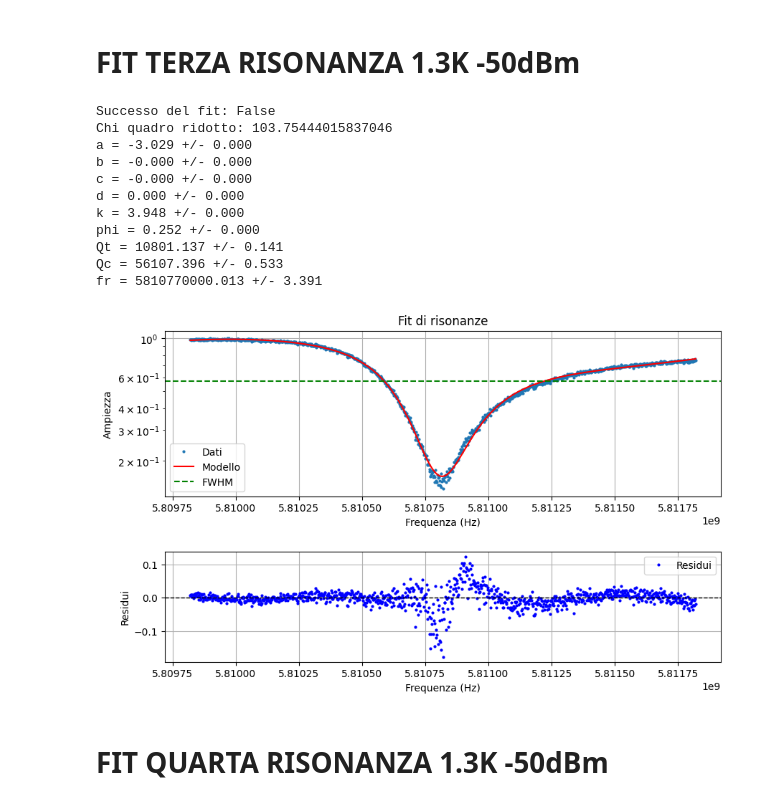
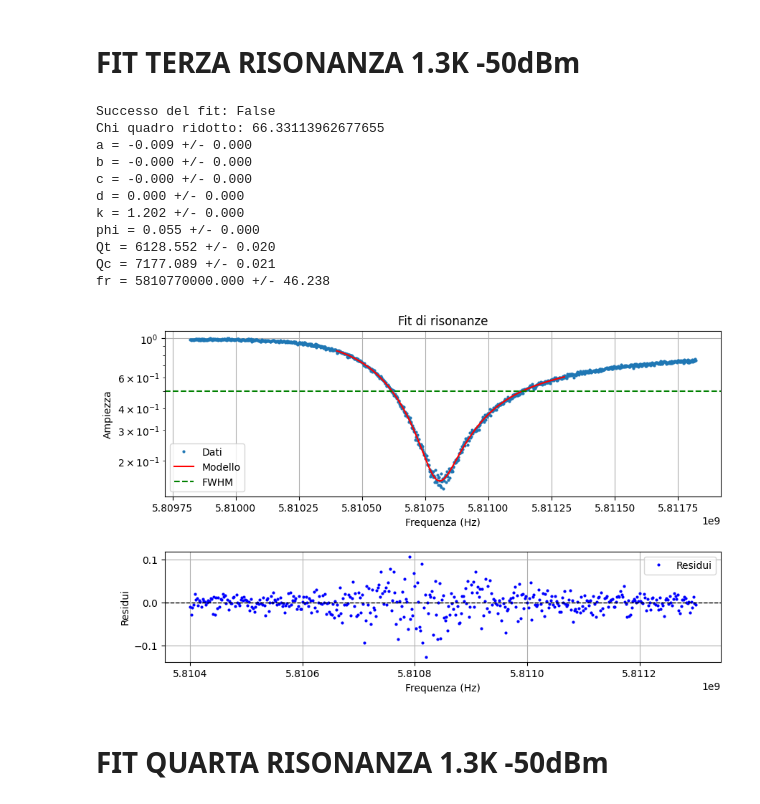
Before and after one commit to biqute/QTLab2425, a Jupyter notebook: 2Dqubit/presa_dati/Fit_1.3K/fit_1.3K.ipynb, the cells around one changed output. Drawn from its saved outputs; the diff is of its cells as text; code cells hidden in the pictures.

```diff
--- a/2Dqubit/presa_dati/Fit_1.3K/fit_1.3K.ipynb
+++ b/2Dqubit/presa_dati/Fit_1.3K/fit_1.3K.ipynb
@@ -26,6 +26,6 @@ initial_params = {
 }
 
 
-fr, qc, qt, a, b, c, d, k, phi = resonance_fit.fit(file_path, initial_params=initial_params)
+fr, qc, qt, a, b, c, d, k, phi = resonance_fit.fit_cut(file_path, None, None, 4.39450e9, 4.39535e9, initial_params=initial_params)
 # %% [output]
 Successo del fit: True
@@ -60,6 +60,6 @@ initial_params = {
 
 
 
-fr, qc, qt, a, b, c, d, k, phi = resonance_fit.fit(file_path, initial_params=initial_params)
+fr, qc, qt, a, b, c, d, k, phi = resonance_fit.fit_cut(file_path, None, None, 5.2555e9, 5.2565e9, initial_params=initial_params)
 # %% [output]
 Successo del fit: True
@@ -79,34 +79,34 @@ fr = 5256019236.654 +/- 8.691
 # %%
 file_path = f"Cavity_resonances_1.3K/res3-50dBm.txt"
 
 initial_params = {
     'a': 1,  # Ultimo valore di fr ottenuto
     'b': 10e-9,  # Ultimo valore di Qc ottenuto
     'c': 10e-18,       # Impostazione predefinita per c, d, k, phi, Qt, Qc, fr
     'd': 10e-27,
     'k': 2.5,
     'phi': 0.42,
     'Qt': 10000,
     'Qc': 75000,
     'fr': 5809178611  # Ultima frequenza di risonanza come valore iniziale
 }
 
 
 
-fr, qc, qt, a, b, c, d, k, phi = resonance_fit.fit(file_path, initial_params=initial_params)
+fr, qc, qt, a, b, c, d, k, phi = resonance_fit.fit_cut(file_path, None, None, 5.8104e9, 5.8113e9, initial_params=initial_params)
 # %% [output]
 Successo del fit: False
-Chi quadro ridotto: 103.75444015837046
-a = -3.029 +/- 0.000
+Chi quadro ridotto: 66.33113962677655
+a = -0.009 +/- 0.000
 b = -0.000 +/- 0.000
 c = -0.000 +/- 0.000
 d = 0.000 +/- 0.000
-k = 3.948 +/- 0.000
-phi = 0.252 +/- 0.000
-Qt = 10801.137 +/- 0.141
-Qc = 56107.396 +/- 0.533
-fr = 5810770000.013 +/- 3.391
+k = 1.202 +/- 0.000
+phi = 0.055 +/- 0.000
+Qt = 6128.552 +/- 0.020
+Qc = 7177.089 +/- 0.021
+fr = 5810770000.000 +/- 46.238
-[figure, old version]
+[figure, new version]
 # %% [markdown]
 # FIT QUARTA RISONANZA 1.3K -50dBm
 # %%
```
Also changed, not shown: parts of 3 cells of this notebook.
